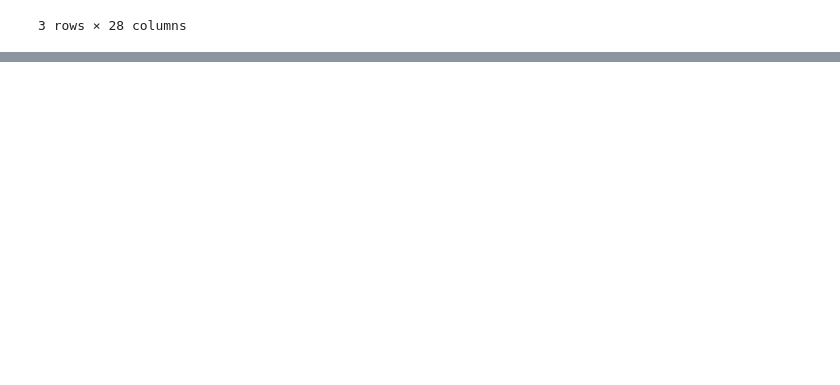
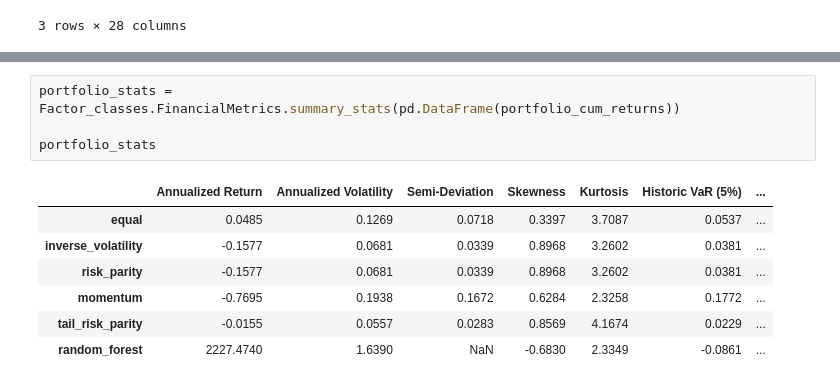
Before and after one commit to miindisponi99/Statistical-Factor-Model, a Jupyter notebook: Stat_factor_model.ipynb, the cells around one changed output, grey strips where cells are left out. Saved outputs shown, nothing was run; the diff lists cells and outputs as text; blank space fills up the shorter version.

```diff
--- a/Stat_factor_model.ipynb
+++ b/Stat_factor_model.ipynb
@@ -256,0 +61,12 @@ plt.show()
+# %%
+portfolio_stats = Factor_classes.FinancialMetrics.summary_stats(pd.DataFrame(portfolio_cum_returns))
+
+portfolio_stats
+# %% [output]
+|  | Annualized Return | Annualized Volatility | Semi-Deviation | Skewness | Kurtosis | Historic VaR (5%) | ... |
+| equal | 0.0485 | 0.1269 | 0.0718 | 0.3397 | 3.7087 | 0.0537 | ... |
+| inverse_volatility | -0.1577 | 0.0681 | 0.0339 | 0.8968 | 3.2602 | 0.0381 | ... |
+| risk_parity | -0.1577 | 0.0681 | 0.0339 | 0.8968 | 3.2602 | 0.0381 | ... |
+| momentum | -0.7695 | 0.1938 | 0.1672 | 0.6284 | 2.3258 | 0.1772 | ... |
+| tail_risk_parity | -0.0155 | 0.0557 | 0.0283 | 0.8569 | 4.1674 | 0.0229 | ... |
+| random_forest | 2227.4740 | 1.6390 | NaN | -0.6830 | 2.3349 | -0.0861 | ... |
```
Also changed, not shown: parts of 17 cells of this notebook, 1 other file.
